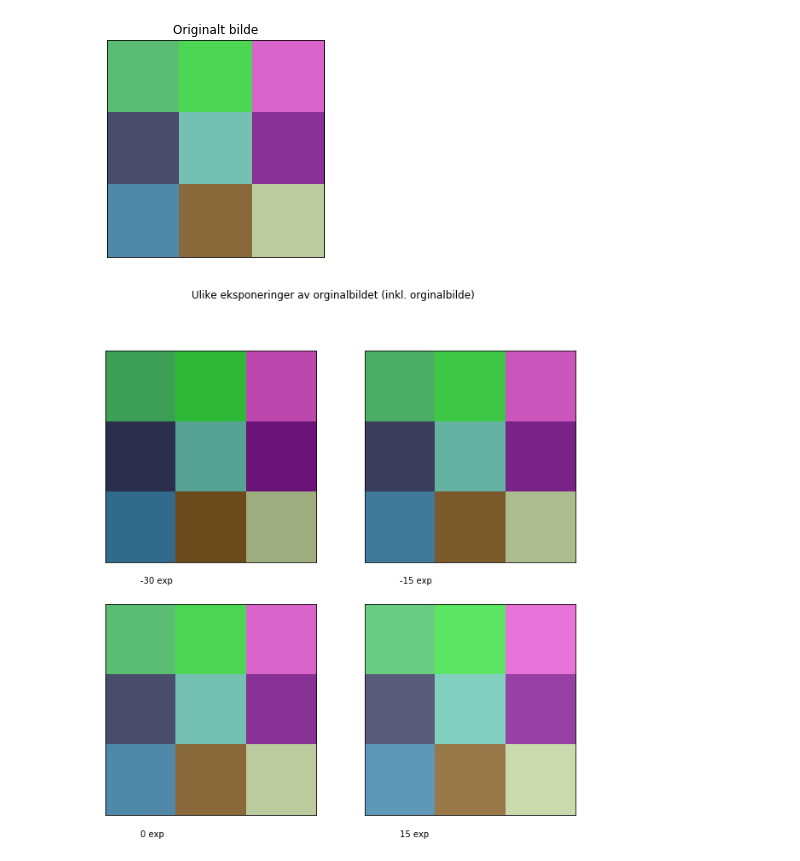
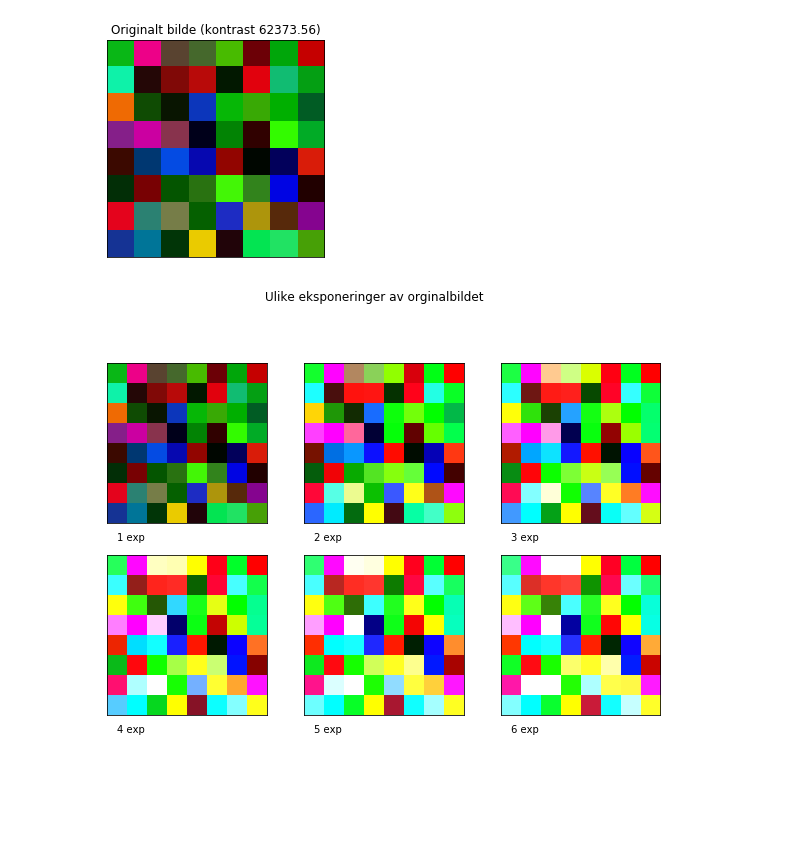
Before and after one commit to barskern/hdrie, a Jupyter notebook: notebooks/debevec_maliks_color.ipynb, the cells around one changed output. Drawn from its saved outputs; the diff is of its cells as text; code cells hidden in the pictures; blank space fills up the shorter version.

```diff
--- a/notebooks/debevec_maliks_color.ipynb
+++ b/notebooks/debevec_maliks_color.ipynb
@@ -2,29 +2,28 @@
 import numpy as np
 import matplotlib.pyplot as plt
 # %%
-SIZE = 3
-img = np.random.randint(180, size=(SIZE, SIZE, 3)) + 50
+SIZE = 8
+img = np.random.rand(SIZE, SIZE, 3) ** 3
 # %%
-plt.imshow(img, vmin=0, vmax=255)
-plt.title("Originalt bilde")
+plt.imshow(img)
+plt.title("Originalt bilde (kontrast %.2f)" % (img.max() / img.min()))
 plt.xticks([])
 plt.yticks([])
 print()
 # %% [output]
-[figure, old version]
+[figure, new version]
+# %%
+N = 6
+
+dT = np.arange(1, N + 1)
+exs = np.array([(img * dt * 255).clip(0, 255).astype(np.uint8) for dt in dT])
 # %%
-N = 4
-EXP_OFFSET = 15
+fig = plt.figure(figsize=(10, 10))  # figure size in inches
+fig.suptitle("Ulike eksponeringer av orginalbildet")
 
-exps_offsets = np.arange(-N // 2, N // 2) * EXP_OFFSET
-exs = np.array([(img + offset).clip(0, 255) for offset in exps_offsets])
-
-fig = plt.figure(figsize=(10, 10))  # figure size in inches
-fig.suptitle("Ulike eksponeringer av orginalbildet (inkl. orginalbilde)")
-
-for i, imge in enumerate(exs):
+for i, (dt, imge) in enumerate(zip(dT, exs)):
     ax = fig.add_subplot(N // 2, (N + 1) // 2, i + 1, xticks=[], yticks=[])
-    ax.imshow(imge, vmin=0, vmax=255)
-    ax.text(0, SIZE - .2, '%d exp' % exps_offsets[i])
+    ax.imshow(imge)
+    ax.text(0, SIZE + .4, '%d exp' % dt)
 # %% [output]
-[figure, old version]
+[figure, new version]
```
Also changed, not shown: parts of 4 cells of this notebook, 4 other files.
